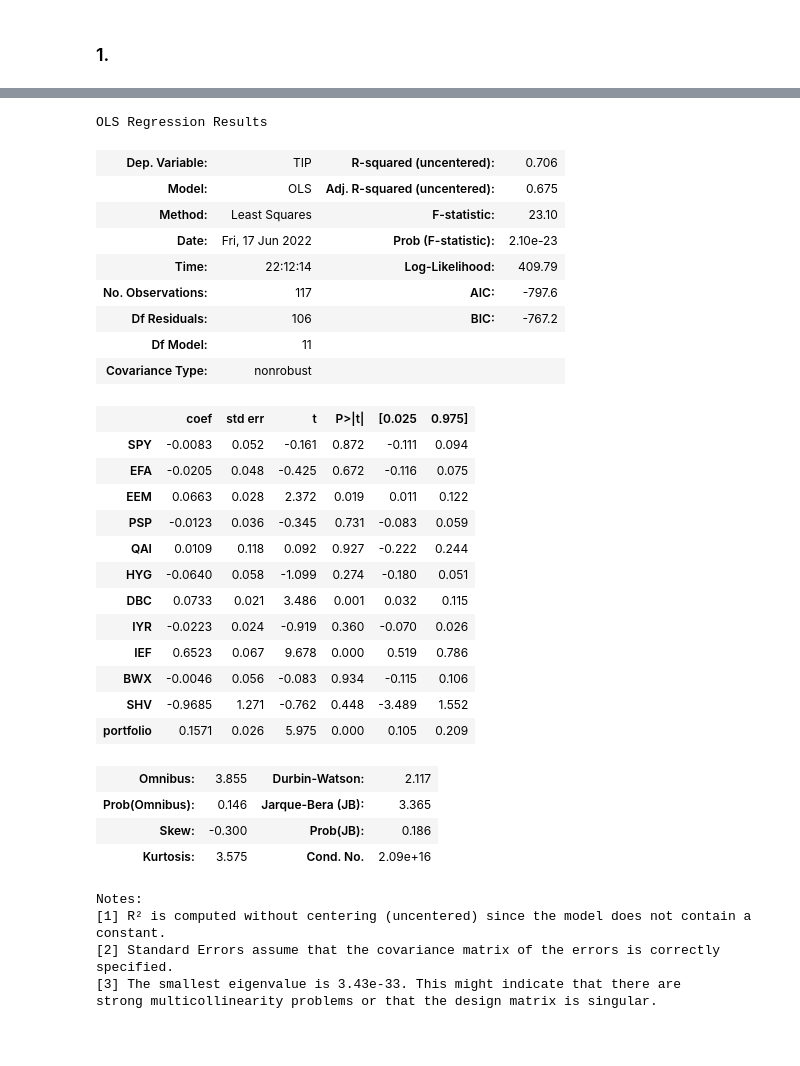
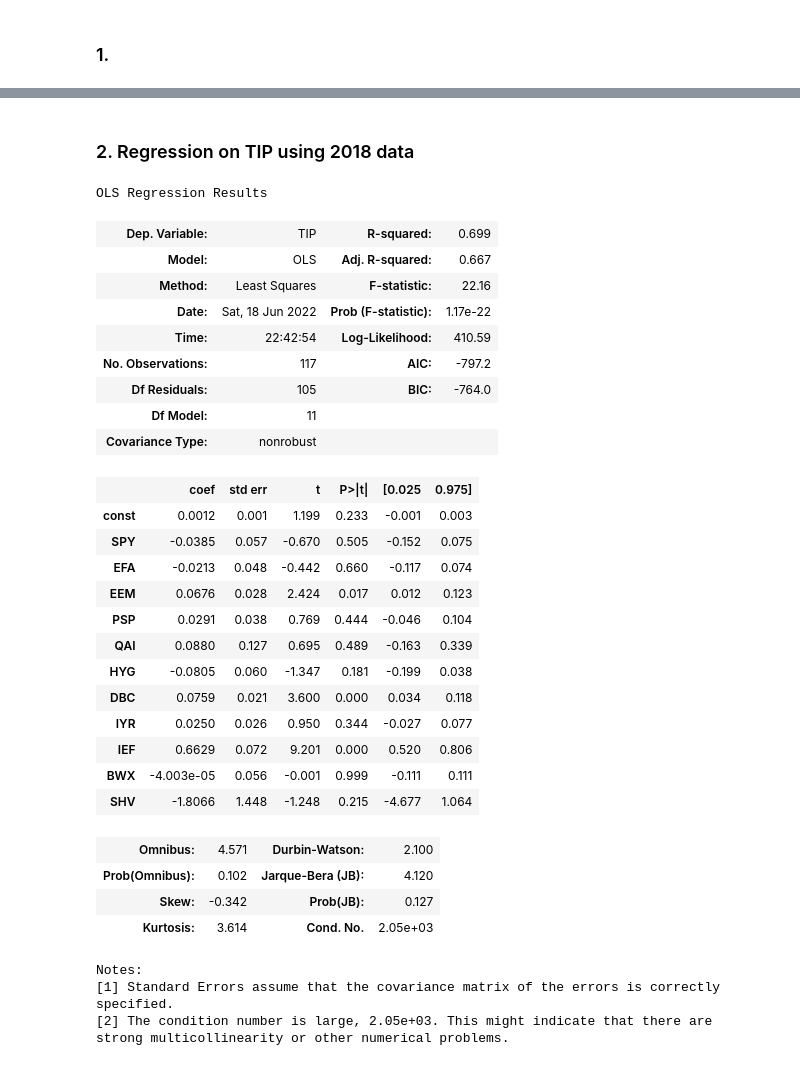
Before and after one commit to ebdaniel/drw-dataanalysis-2022, a Jupyter notebook: hw_1.ipynb, the cells around one changed output, grey strips where cells are left out. Drawn from its saved outputs; the diff is of its cells as text; code cells hidden in the pictures; blank space fills up the shorter version.

```diff
--- a/hw_1.ipynb
+++ b/hw_1.ipynb
@@ -56,6 +52,8 @@ $R^{2} = 0.745$ </br>
 # %% [markdown]
 ### 2. Estimation of regression of portfolio on SPY and HYG
 # %%
-# Get regressors
+# Define and train model
 X =  data[['SPY', 'HYG']]
-X = sm.add_constant(X)
+model = sm.OLS(y, sm.add_constant(X))
+results = model.fit()
+results.summary()
@@ -94,6 +87,6 @@ $R^{2} = 0.832$ </br>
 # %% [markdown]
 ### 3. Time series of fitted regression
 # %%
-fitted = pd.concat([y, pd.DataFrame(data=results.predict(X), index=X.index, columns=['fitted'])],axis=1)
-fitted.plot(title='Predicted time series', figsize=(20, 10), marker='.')
+fitted = pd.concat([y, pd.DataFrame(data=results.predict(sm.add_constant(X)), index=X.index, columns=['fitted'])],axis=1)
+fitted.plot(title='Fitted time series', figsize=(20, 10), marker='.')
 # %% [output]
@@ -129,4 +124,7 @@ $\epsilon_{t}$ should have higher correlation with $r_{t}^{hyg}$ because the con
 # %%
-# Get data
+# Define and train model
 X = data.drop(columns=['Date', 'portfolio'])
 y = data.portfolio
+model = sm.OLS(y, sm.add_constant(X))
+results = model.fit()
+results.summary()
@@ -133,6 +185,6 @@ y = data.portfolio
 # %%
-# Define and train model
-model = sm.OLS(y, X)
+# Fitting with only 'PSP', 'QAI', 'IYR', 'IEF'
+model = sm.OLS(y, sm.add_constant(X[['PSP', 'QAI', 'IYR', 'IEF']]))
 results = model.fit()
 results.summary()
 # %% [output]
@@ -260,41 +220,42 @@ Notes:
+# %% [markdown]
+### 2. Regression on TIP using 2018 data
 # %%
 data_2018 = data.loc[data.Date.dt.year < 2019]
-X = data_2018.drop(columns=['Date', 'TIP'])
+X = data_2018.drop(columns=['Date', 'TIP', 'portfolio'])
 y = data_2018.TIP
 
-model = sm.OLS(y, X)
+model = sm.OLS(y, sm.add_constant(X))
 results = model.fit()
 results.summary()
 # %% [output]
 OLS Regression Results
-| Dep. Variable: | TIP | R-squared (uncentered): | 0.706 |
-| Model: | OLS | Adj. R-squared (uncentered): | 0.675 |
-| Method: | Least Squares | F-statistic: | 23.10 |
-| Date: | Fri, 17 Jun 2022 | Prob (F-statistic): | 2.10e-23 |
-| Time: | 22:12:14 | Log-Likelihood: | 409.79 |
-| No. Observations: | 117 | AIC: | -797.6 |
-| Df Residuals: | 106 | BIC: | -767.2 |
+| Dep. Variable: | TIP | R-squared: | 0.699 |
+| Model: | OLS | Adj. R-squared: | 0.667 |
+| Method: | Least Squares | F-statistic: | 22.16 |
+| Date: | Sat, 18 Jun 2022 | Prob (F-statistic): | 1.17e-22 |
+| Time: | 22:42:54 | Log-Likelihood: | 410.59 |
+| No. Observations: | 117 | AIC: | -797.2 |
+| Df Residuals: | 105 | BIC: | -764.0 |
 | Df Model: | 11 |  |  |
 | Covariance Type: | nonrobust |  |  |
 |  | coef | std err | t | P>|t| | [0.025 | 0.975] |
-| SPY | -0.0083 | 0.052 | -0.161 | 0.872 | -0.111 | 0.094 |
-| EFA | -0.0205 | 0.048 | -0.425 | 0.672 | -0.116 | 0.075 |
-| EEM | 0.0663 | 0.028 | 2.372 | 0.019 | 0.011 | 0.122 |
-| PSP | -0.0123 | 0.036 | -0.345 | 0.731 | -0.083 | 0.059 |
-| QAI | 0.0109 | 0.118 | 0.092 | 0.927 | -0.222 | 0.244 |
-| HYG | -0.0640 | 0.058 | -1.099 | 0.274 | -0.180 | 0.051 |
-| DBC | 0.0733 | 0.021 | 3.486 | 0.001 | 0.032 | 0.115 |
-| IYR | -0.0223 | 0.024 | -0.919 | 0.360 | -0.070 | 0.026 |
-| IEF | 0.6523 | 0.067 | 9.678 | 0.000 | 0.519 | 0.786 |
-| BWX | -0.0046 | 0.056 | -0.083 | 0.934 | -0.115 | 0.106 |
-| SHV | -0.9685 | 1.271 | -0.762 | 0.448 | -3.489 | 1.552 |
-| portfolio | 0.1571 | 0.026 | 5.975 | 0.000 | 0.105 | 0.209 |
+| const | 0.0012 | 0.001 | 1.199 | 0.233 | -0.001 | 0.003 |
+| SPY | -0.0385 | 0.057 | -0.670 | 0.505 | -0.152 | 0.075 |
+| EFA | -0.0213 | 0.048 | -0.442 | 0.660 | -0.117 | 0.074 |
+| EEM | 0.0676 | 0.028 | 2.424 | 0.017 | 0.012 | 0.123 |
+| PSP | 0.0291 | 0.038 | 0.769 | 0.444 | -0.046 | 0.104 |
+| QAI | 0.0880 | 0.127 | 0.695 | 0.489 | -0.163 | 0.339 |
+| HYG | -0.0805 | 0.060 | -1.347 | 0.181 | -0.199 | 0.038 |
+| DBC | 0.0759 | 0.021 | 3.600 | 0.000 | 0.034 | 0.118 |
+| IYR | 0.0250 | 0.026 | 0.950 | 0.344 | -0.027 | 0.077 |
+| IEF | 0.6629 | 0.072 | 9.201 | 0.000 | 0.520 | 0.806 |
+| BWX | -4.003e-05 | 0.056 | -0.001 | 0.999 | -0.111 | 0.111 |
+| SHV | -1.8066 | 1.448 | -1.248 | 0.215 | -4.677 | 1.064 |
-| Omnibus: | 3.855 | Durbin-Watson: | 2.117 |
-| Prob(Omnibus): | 0.146 | Jarque-Bera (JB): | 3.365 |
-| Skew: | -0.300 | Prob(JB): | 0.186 |
-| Kurtosis: | 3.575 | Cond. No. | 2.09e+16 |
+| Omnibus: | 4.571 | Durbin-Watson: | 2.100 |
+| Prob(Omnibus): | 0.102 | Jarque-Bera (JB): | 4.120 |
+| Skew: | -0.342 | Prob(JB): | 0.127 |
+| Kurtosis: | 3.614 | Cond. No. | 2.05e+03 |
 Notes:
-[1] R² is computed without centering (uncentered) since the model does not contain a constant.
-[2] Standard Errors assume that the covariance matrix of the errors is correctly specified.
-[3] The smallest eigenvalue is 3.43e-33. This might indicate that there are
-strong multicollinearity problems or that the design matrix is singular.
+[1] Standard Errors assume that the covariance matrix of the errors is correctly specified.
+[2] The condition number is large, 2.05e+03. This might indicate that there are
+strong multicollinearity or other numerical problems.
```
Also changed, not shown: parts of 33 cells of this notebook, 3 other files.
